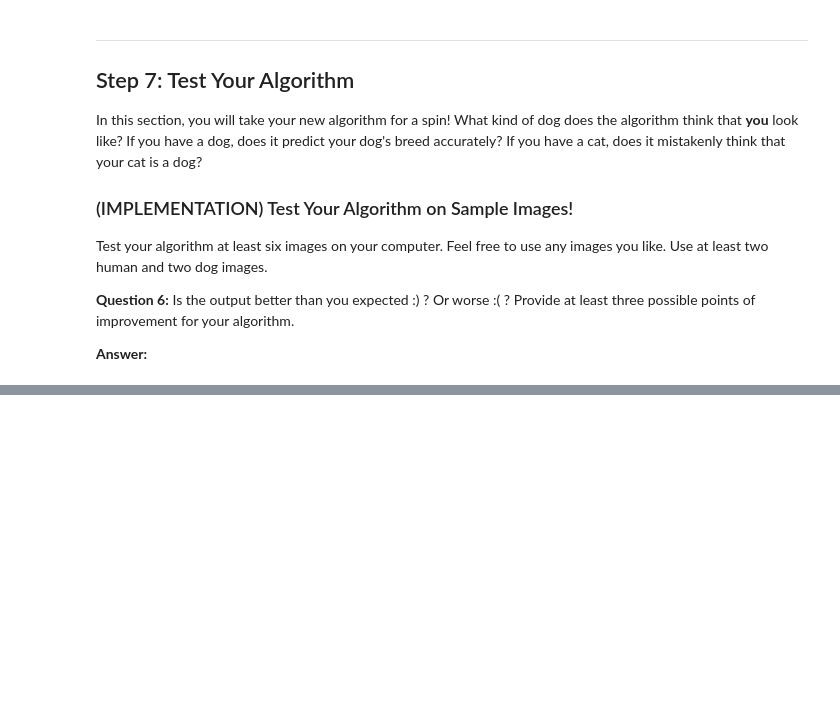
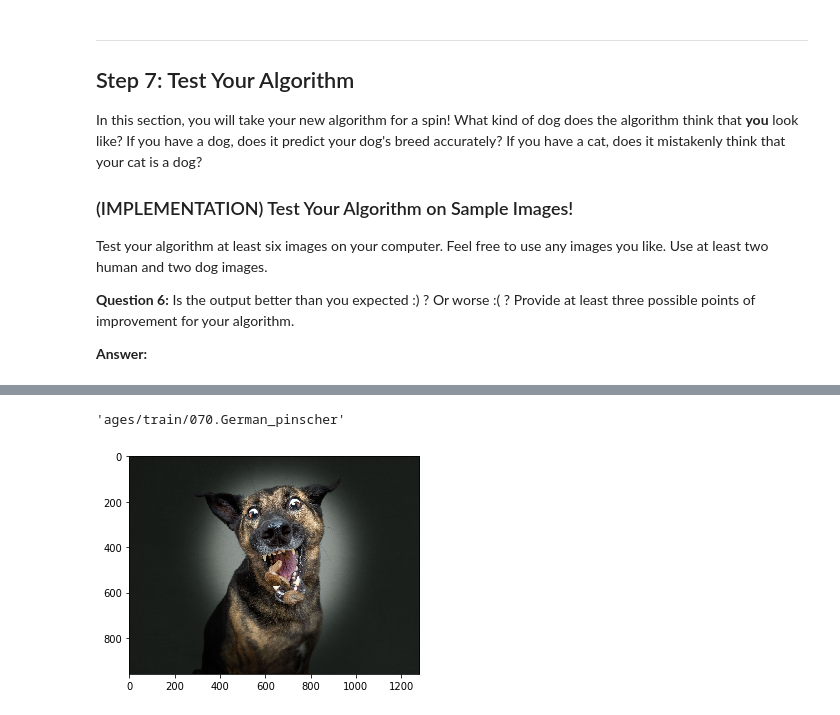
Before and after one commit to elok/DSND_Capstone, a Jupyter notebook: dog_app.ipynb, the cells around one changed output, grey strips where cells are left out. Cells and saved outputs as stored; diff of their text form; code cells hidden in the pictures; blank space fills up the shorter version.

```diff
--- a/dog_app.ipynb
+++ b/dog_app.ipynb
@@ -779,0 +800,5 @@ __Answer:__
+# %%
+predict_breed('images/user_images_german.jpg')
+# %% [output]
+'ages/train/070.German_pinscher'
+[figure, added]
```
Also changed, not shown: parts of 20 cells of this notebook.
